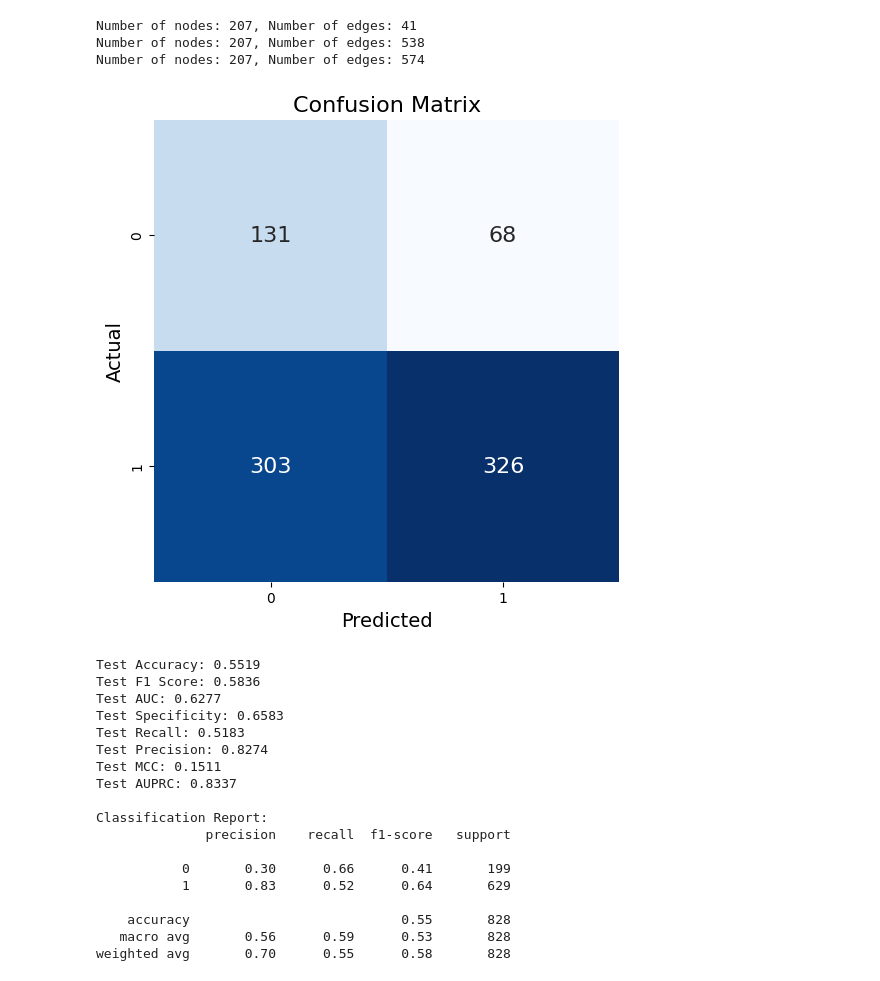
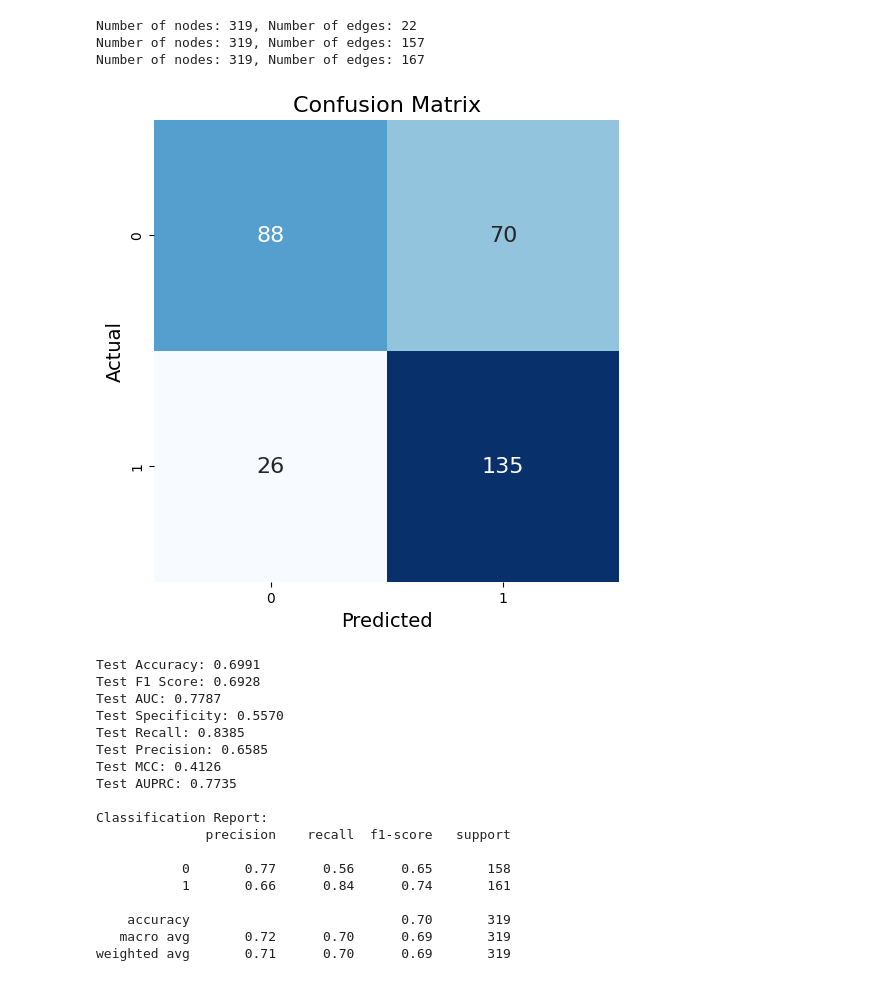
Before and after one commit to Sheldor7701/Multimodal, a Jupyter notebook: logcoshVAE_brca_surv/GCN.ipynb, the cells around one changed output. Cells and saved outputs as stored; diff of their text form; code cells hidden in the pictures.

```diff
--- a/logcoshVAE_brca_surv/GCN.ipynb
+++ b/logcoshVAE_brca_surv/GCN.ipynb
@@ -188,11 +184,17 @@ def convert_to_tensors(data):
 def get_train_test_loader():
     # Load the data
     cln_data, cnv_data, dna_data, mir_data, mrna_data, wsi_data, labels = load_data()
-    modalities = [cln_data, cnv_data, dna_data, mir_data, mrna_data, wsi_data]
-    # cln_data, cnv_data, dna_data, mir_data, mrna_data, wsi_data, labels = balance_modality_data(modalities, labels)
-    modalities = [cln_data, cnv_data, mrna_data]
+    modalities = [mir_data, mrna_data, wsi_data]
+    balanced_data, labels = balance_modality_data(modalities, labels)
+    modalities = []
+    for data in balanced_data:
+        modalities.append(data)
+    # modalities = [cln_data, cnv_data, dna_data, mir_data, mrna_data, wsi_data]
     # Split data
     train_modalities, test_modalities, labels_train, labels_test = load_and_split_data(modalities, labels)
+
+    # train_modalities, labels_train = balance_modality_data(train_modalities, labels_train)
+    # test_modalities, labels_test = balance_modality_data(test_modalities, labels_test)
 
     # Convert data to tensors
     train_tensors = convert_to_tensors(train_modalities)
@@ -204,14 +206,14 @@ def get_train_test_loader():
     train_dataset = MultimodalDataset(*train_tensors, labels=labels_train)
     test_dataset = MultimodalDataset(*test_tensors, labels=labels_test)
 
-    batch_size = 32
+    batch_size = 64
     train_loader = DataLoader(train_dataset, batch_size=batch_size, shuffle=True)
     test_loader = DataLoader(test_dataset, batch_size=batch_size, shuffle=False)
 
-    return train_modalities, test_modalities, labels_train, labels_test
+    return train_modalities, test_modalities, labels_train, labels_test, train_loader, test_loader
 
 # Run the main function
-train_modalities, test_modalities, labels_train, labels_test = get_train_test_loader()
+train_modalities, test_modalities, labels_train, labels_test,_,_ = get_train_test_loader()
 # %%
 import networkx as nx
 from torch_geometric.data import Data
@@ -339,20 +342,20 @@ class Classifier(nn.Module):
         return x
 
 # Example thresholds and data
-thresholds = [0.95, 0.9, 0.8]
+thresholds = [0.8, 0.8, 0.8]
 
 # Create graphs for each modality
 graphs = [create_graph(data, threshold) for data, threshold in zip(train_modalities, thresholds)]
 
 # Initialize GCN models for each modality
 gcn_models = []
-cln_model = GCNEncoder(input_dim=balanced_cln_data.shape[1], hidden_dim=32, output_dim=16)
-cnv_model = GCNEncoder(input_dim=balanced_cnv_data.shape[1], hidden_dim=32, output_dim=16)
-dna_model = GCNEncoder(input_dim=balanced_dna_data.shape[1], hidden_dim=32, output_dim=16)
-mir_model = GCNEncoder(input_dim=balanced_mir_data.shape[1], hidden_dim=32, output_dim=16)
-mrna_model = GCNEncoder(input_dim=balanced_mrna_data.shape[1], hidden_dim=32, output_dim=16)
-wsi_model = GCNEncoder(input_dim=balanced_wsi_data.shape[1], hidden_dim=32, output_dim=16)
-gcn_models = [cln_model, cnv_model, mrna_model]
+cln_model = GCNEncoder(input_dim=19, hidden_dim=32, output_dim=16)
+cnv_model = GCNEncoder(input_dim=500, hidden_dim=32, output_dim=16)
+dna_model = GCNEncoder(input_dim=500, hidden_dim=32, output_dim=16)
+mir_model = GCNEncoder(input_dim=500, hidden_dim=32, output_dim=16)
+mrna_model = GCNEncoder(input_dim=500, hidden_dim=32, output_dim=16)
+wsi_model = GCNEncoder(input_dim=800, hidden_dim=32, output_dim=16)
+gcn_models = [mir_model, mrna_model, wsi_model]
 optimizers = [torch.optim.Adam(model.parameters(), lr=0.01) for model in gcn_models]
 
 # Training GCNs
@@ -431,7 +434,7 @@ thresholds = [0.95, 0.7, 0.5, 0.5, 0.2]
 test_graphs = [create_graph(data, threshold) for data, threshold in zip(test_modalities, thresholds)]
 # Generate embeddings for test graphs using trained GCN models
 test_embeddings_list = []
-for model, test_graph in zip(gcn_models, graphs):
+for model, test_graph in zip(gcn_models, test_graphs):
     model.eval()
     with torch.no_grad():
         embeddings = model(test_graph.x, test_graph.edge_index)
@@ -450,7 +453,7 @@ with torch.no_grad():
 from sklearn.metrics import accuracy_score, f1_score, roc_auc_score, classification_report
 
 # Convert tensors to numpy arrays for metrics calculation
-labels_test_np = labels_train.cpu().numpy()
+labels_test_np = labels_test.cpu().numpy()
 test_pred_np = test_pred.cpu().numpy()
 test_prob_np = test_prob.cpu().numpy()
 
@@ -459,52 +462,52 @@ accuracy = accuracy_score(labels_test_np, test_pred_np)
 f1 = f1_score(labels_test_np, test_pred_np, average='weighted')
 auc = roc_auc_score(labels_test_np, test_prob_np[:, 1])
 cm = confusion_matrix(labels_test_np, test_pred_np)
 specificity = cm[0, 0] / cm[0, :].sum()
 recall = recall_score(labels_test_np, test_pred_np)
 precision = precision_score(labels_test_np, test_pred_np)
 mcc = matthews_corrcoef(labels_test_np, test_pred_np)
 auprc = average_precision_score(labels_test_np, test_prob_np[:, 1])
 classification_rep = classification_report(labels_test_np, test_pred_np)
 
 # Plot confusion matrix
 plt.figure(figsize=(6, 6))
 sns.heatmap(cm, annot=True, fmt='d', cmap='Blues', cbar=False, annot_kws={'size': 16})
 plt.xlabel('Predicted', fontsize=14)
 plt.ylabel('Actual', fontsize=14)
 plt.title('Confusion Matrix', fontsize=16)
 plt.show()
 
 # Print results
 print(f"Test Accuracy: {accuracy:.4f}")
 print(f"Test F1 Score: {f1:.4f}")
 print(f"Test AUC: {auc:.4f}")
 print(f"Test Specificity: {specificity:.4f}")
 print(f"Test Recall: {recall:.4f}")
 print(f"Test Precision: {precision:.4f}")
 print(f"Test MCC: {mcc:.4f}")
 print(f"Test AUPRC: {auprc:.4f}")
 print("\nClassification Report:")
 print(classification_rep)
 # %% [output]
-Number of nodes: 207, Number of edges: 41
-Number of nodes: 207, Number of edges: 538
-Number of nodes: 207, Number of edges: 574
+Number of nodes: 319, Number of edges: 22
+Number of nodes: 319, Number of edges: 157
+Number of nodes: 319, Number of edges: 167
-[figure, old version]
+[figure, new version]
-Test Accuracy: 0.5519
-Test F1 Score: 0.5836
-Test AUC: 0.6277
-Test Specificity: 0.6583
-Test Recall: 0.5183
-Test Precision: 0.8274
-Test MCC: 0.1511
-Test AUPRC: 0.8337
+Test Accuracy: 0.6991
+Test F1 Score: 0.6928
+Test AUC: 0.7787
+Test Specificity: 0.5570
+Test Recall: 0.8385
+Test Precision: 0.6585
+Test MCC: 0.4126
+Test AUPRC: 0.7735
 
 Classification Report:
               precision    recall  f1-score   support
 
-           0       0.30      0.66      0.41       199
-           1       0.83      0.52      0.64       629
+           0       0.77      0.56      0.65       158
+           1       0.66      0.84      0.74       161
 
-    accuracy                           0.55       828
-   macro avg       0.56      0.59      0.53       828
-weighted avg       0.70      0.55      0.58       828
+    accuracy                           0.70       319
+   macro avg       0.72      0.70      0.69       319
+weighted avg       0.71      0.70      0.69       319
```
Also changed, not shown: parts of 3 cells of this notebook, 2 other files.
